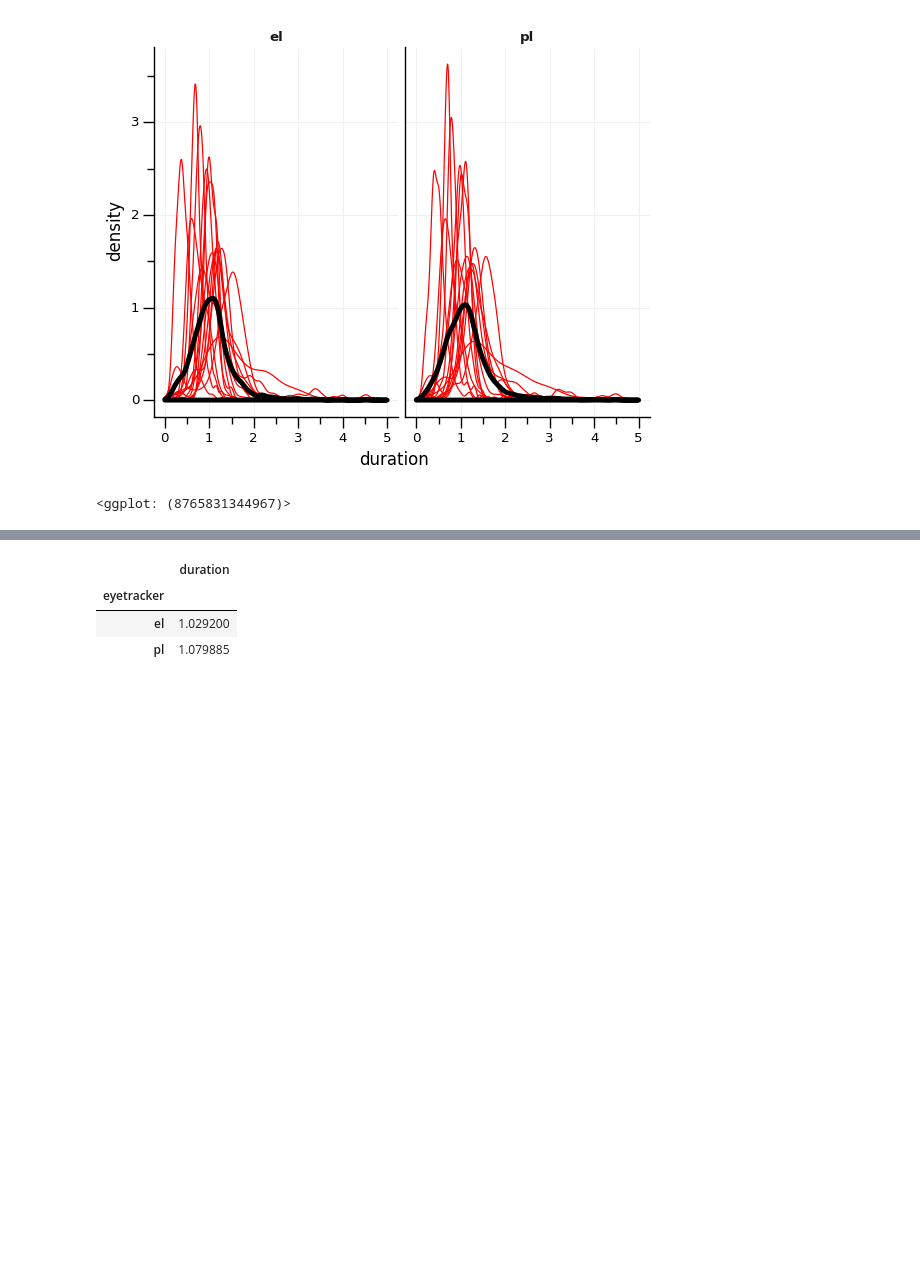
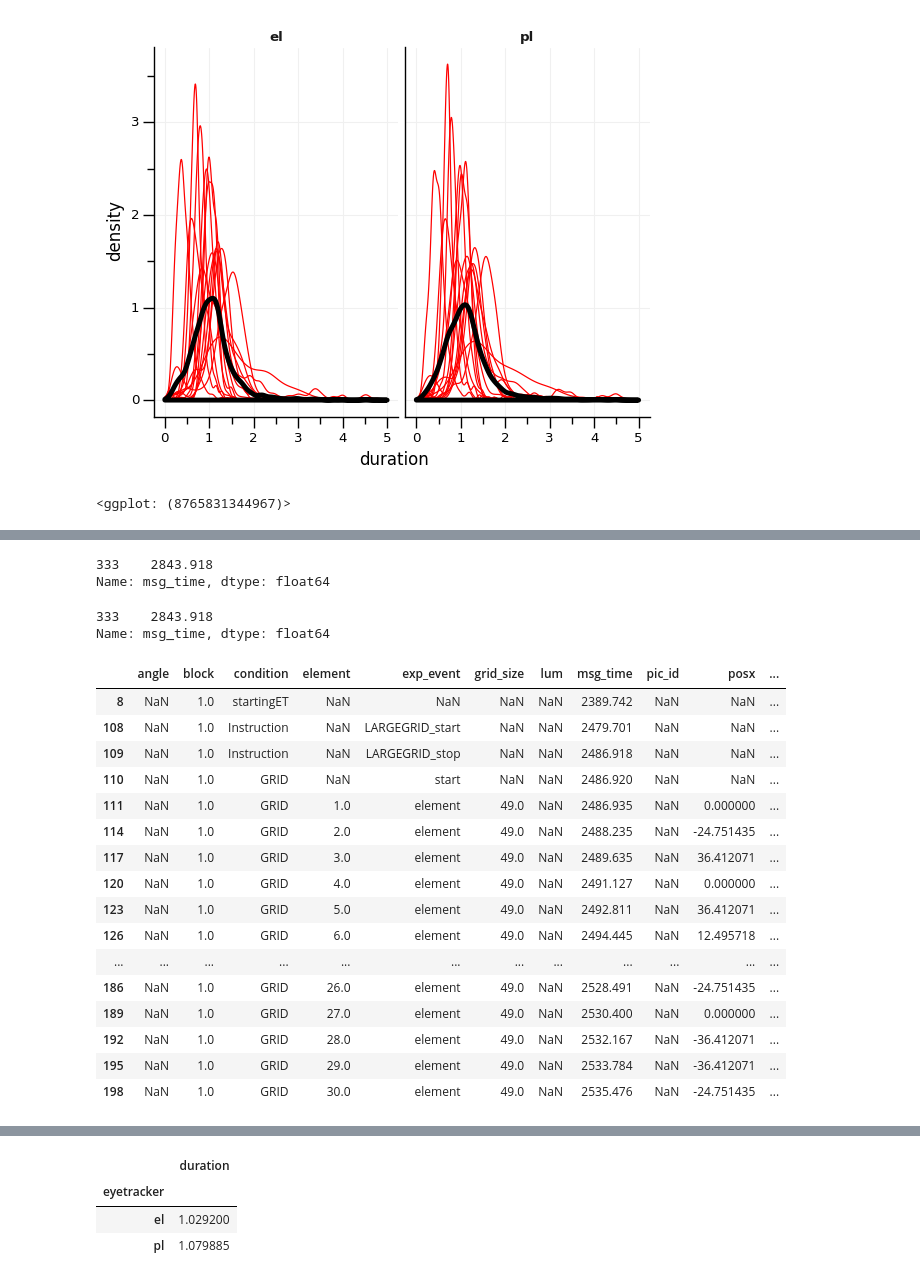
Before and after one commit to behinger/etcomp, a Jupyter notebook: code/be_main.ipynb, the cells around one changed output, grey strips where cells are left out. Saved outputs shown, nothing was run; the diff lists cells and outputs as text; code cells hidden in the pictures; blank space fills up the shorter version.

```diff
--- a/code/be_main.ipynb
+++ b/code/be_main.ipynb
@@ -321,0 +325,6 @@ ggplot(diff_large_grid_df,aes(x="duration"))+geom_density(aes(group='subject'),a
+# %%
+elsamples, elmsgs, elevents = et_helper.load_file('el','VP2',cleaned=True)
+# %%
+tmp = elsamples.query('smpl_time>2480&smpl_time<2530')
+plt.figure()
+plt.plot(tmp.smpl_time,tmp.gx,'o')
@@ -321,0 +353,31 @@ ggplot(diff_large_grid_df,aes(x="duration"))+geom_density(aes(group='subject'),a
+# %%
+t_before_start
+# %% [output]
+333    2843.918
+Name: msg_time, dtype: float64
+# %%
+#2861
+t_before_start
+# %% [output]
+333    2843.918
+Name: msg_time, dtype: float64
+# %%
+tmp.loc[1:200]
+# %% [output]
+|  | angle | block | condition | element | exp_event | grid_size | lum | msg_time | pic_id | posx | ... |
+| 8 | NaN | 1.0 | startingET | NaN | NaN | NaN | NaN | 2389.742 | NaN | NaN | ... |
+| 108 | NaN | 1.0 | Instruction | NaN | LARGEGRID_start | NaN | NaN | 2479.701 | NaN | NaN | ... |
+| 109 | NaN | 1.0 | Instruction | NaN | LARGEGRID_stop | NaN | NaN | 2486.918 | NaN | NaN | ... |
+| 110 | NaN | 1.0 | GRID | NaN | start | NaN | NaN | 2486.920 | NaN | NaN | ... |
+| 111 | NaN | 1.0 | GRID | 1.0 | element | 49.0 | NaN | 2486.935 | NaN | 0.000000 | ... |
+| 114 | NaN | 1.0 | GRID | 2.0 | element | 49.0 | NaN | 2488.235 | NaN | -24.751435 | ... |
+| 117 | NaN | 1.0 | GRID | 3.0 | element | 49.0 | NaN | 2489.635 | NaN | 36.412071 | ... |
+| 120 | NaN | 1.0 | GRID | 4.0 | element | 49.0 | NaN | 2491.127 | NaN | 0.000000 | ... |
+| 123 | NaN | 1.0 | GRID | 5.0 | element | 49.0 | NaN | 2492.811 | NaN | 36.412071 | ... |
+| 126 | NaN | 1.0 | GRID | 6.0 | element | 49.0 | NaN | 2494.445 | NaN | 12.495718 | ... |
+| ... | ... | ... | ... | ... | ... | ... | ... | ... | ... | ... | ... |
+| 186 | NaN | 1.0 | GRID | 26.0 | element | 49.0 | NaN | 2528.491 | NaN | -24.751435 | ... |
+| 189 | NaN | 1.0 | GRID | 27.0 | element | 49.0 | NaN | 2530.400 | NaN | 0.000000 | ... |
+| 192 | NaN | 1.0 | GRID | 28.0 | element | 49.0 | NaN | 2532.167 | NaN | -36.412071 | ... |
+| 195 | NaN | 1.0 | GRID | 29.0 | element | 49.0 | NaN | 2533.784 | NaN | -36.412071 | ... |
+| 198 | NaN | 1.0 | GRID | 30.0 | element | 49.0 | NaN | 2535.476 | NaN | -24.751435 | ... |
```
Also changed, not shown: parts of 7 cells of this notebook.
